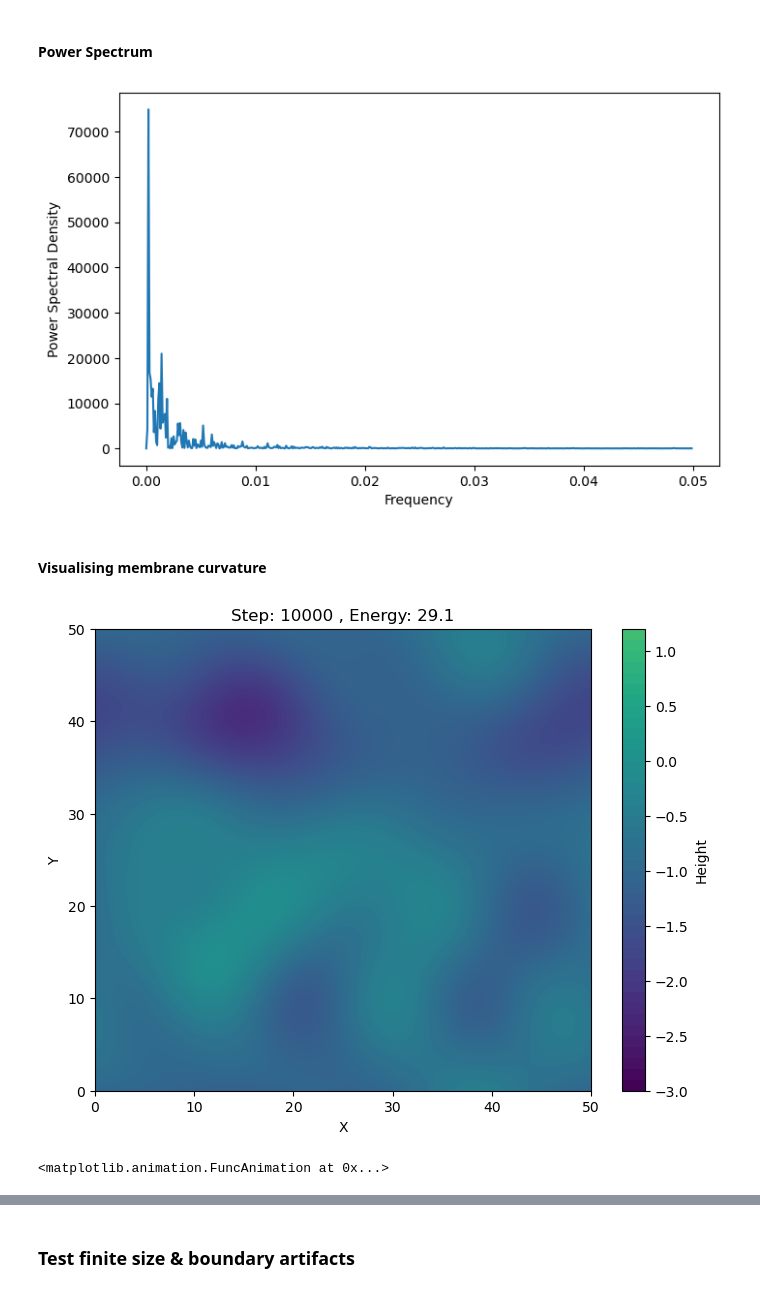
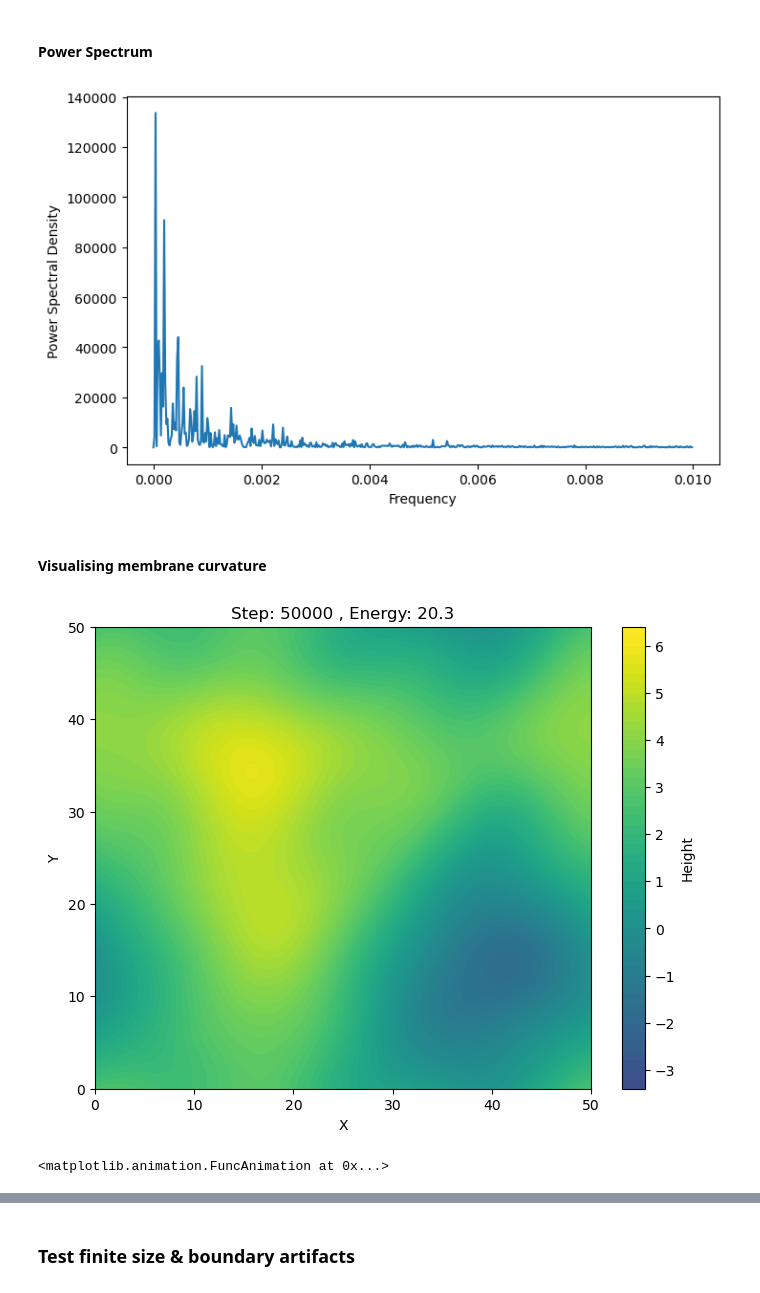
Before and after one commit to ralph-holden/mem_curve, a Jupyter notebook: gen_membrane/gen_mem.ipynb, the cells around one changed output, grey strips where cells are left out. Saved outputs shown, nothing was run; the diff lists cells and outputs as text; code cells hidden in the pictures.

```diff
--- a/gen_membrane/gen_mem.ipynb
+++ b/gen_membrane/gen_mem.ipynb
@@ -31,10 +31,10 @@ Slowly return kbT factor to equilibrium
 If too quick, will form "glass" -- initially all moves "downhill" & become trapped in metastable state space
 # %%
 # Choose number of Monte Carlo steps
-nsteps = 10000
+nsteps = 50000
 
 # Choose directory to save/ load
-save_dir = 'trial_dA'
+save_dir = 'trial6'
 os.makedirs(f'./{save_dir}/', exist_ok=True)
 
 # Initialise membrane ensemble
@@ -409,7 +402,7 @@ plt.plot(f[:upto], Pxx[:upto])
 plt.savefig(f'./{save_dir}/pwr_spectral_dens.pdf')
 plt.show()
 # %% [output]
-[figure, old version]
+[figure, new version]
 # %% [markdown]
 #### Visualising membrane curvature
 # %%
@@ -417,9 +410,9 @@ plt.show()
 %matplotlib qt
 # %%
 # Visualise membrane curvatures with contour plot movie
-visualise(membrane_lst, nframes=50, save_dir=save_dir)
+visualise(membrane_lst, nframes=100, save_dir=save_dir)
 # %% [output]
-[figure, old version]
+[figure, new version]
 <matplotlib.animation.FuncAnimation at 0x...>
 # %%
 # Set plots to in line
```
Also changed, not shown: parts of 18 cells of this notebook, 2 other files.
